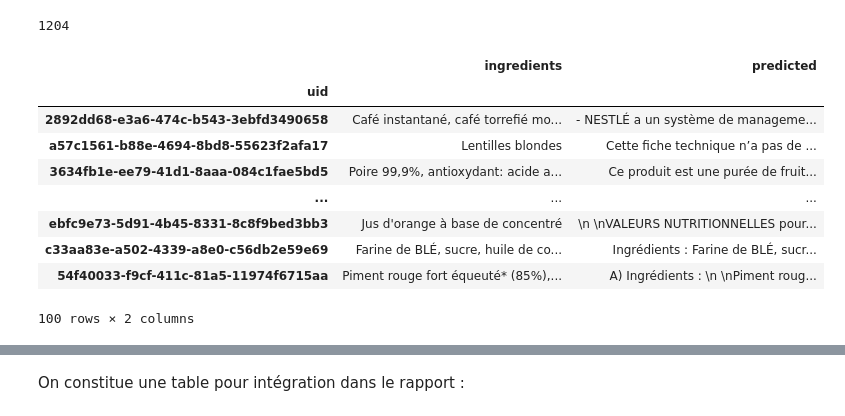
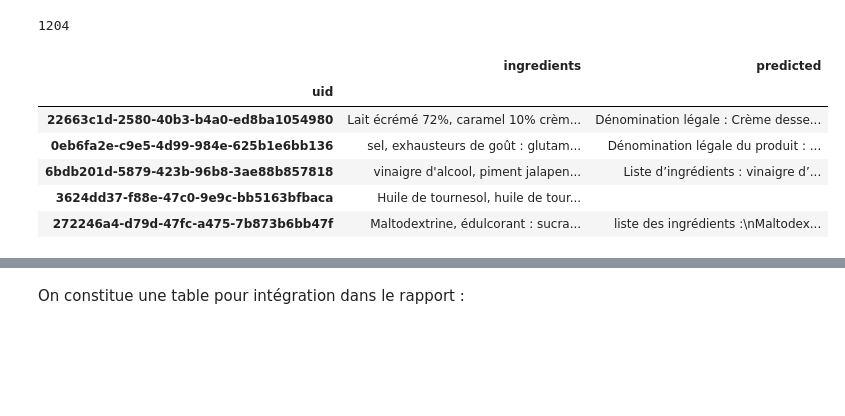
Before and after one commit to UltraDiuve/PIM-Recognizer, a Jupyter notebook: report/notebooks/gt_based_model.ipynb, the cells around one changed output, grey strips where cells are left out. Cells and saved outputs as stored; diff of their text form; code cells hidden in the pictures; blank space fills up the shorter version.

```diff
--- a/report/notebooks/gt_based_model.ipynb
+++ b/report/notebooks/gt_based_model.ipynb
@@ -190,21 +190,18 @@ len(model.count_vect.vocabulary_)
 # %%
 predicted = pd.Series(model.predict(test['blocks']),
                       index=test.index,
                       name='predicted'
                      )
 predicted = pd.concat([test['ingredients'], predicted], axis=1)
-predicted
+predicted.sample(5)
 # %% [output]
 |  | ingredients | predicted |
 | uid |  |  |
-| 2892dd68-e3a6-474c-b543-3ebfd3490658 | Café instantané, café torrefié mo... | - NESTLÉ a un système de manageme... |
-| a57c1561-b88e-4694-8bd8-55623f2afa17 | Lentilles blondes | Cette fiche technique n’a pas de ... |
-| 3634fb1e-ee79-41d1-8aaa-084c1fae5bd5 | Poire 99,9%, antioxydant: acide a... | Ce produit est une purée de fruit... |
-| ... | ... | ... |
-| ebfc9e73-5d91-4b45-8331-8c8f9bed3bb3 | Jus d'orange à base de concentré | \n \nVALEURS NUTRITIONNELLES pour... |
-| c33aa83e-a502-4339-a8e0-c56db2e59e69 | Farine de BLÉ, sucre, huile de co... | Ingrédients : Farine de BLÉ, sucr... |
-| 54f40033-f9cf-411c-81a5-11974f6715aa | Piment rouge fort équeuté* (85%),... | A) Ingrédients : \n \nPiment roug... |
+| 22663c1d-2580-40b3-b4a0-ed8ba1054980 | Lait écrémé 72%, caramel 10% crèm... | Dénomination légale : Crème desse... |
+| 0eb6fa2e-c9e5-4d99-984e-625b1e6bb136 | sel, exhausteurs de goût : glutam... | Dénomination légale du produit : ... |
+| 6bdb201d-5879-423b-96b8-3ae88b857818 | vinaigre d'alcool, piment jalapen... | Liste d’ingrédients : vinaigre d’... |
+| 3624dd37-f88e-47c0-9e9c-bb5163bfbaca | Huile de tournesol, huile de tour... |  |
+| 272246a4-d79d-47fc-a475-7b873b6bb47f | Maltodextrine, édulcorant : sucra... | liste des ingrédients :\nMaltodex... |
-100 rows × 2 columns
 # %%
 predicted['pred_len'] = predicted['predicted'].apply(len)
 sub_sample = predicted.loc[predicted['pred_len'] <= 500, ['ingredients', 'predicted']]
```
Also changed, not shown: parts of 1 cell of this notebook, 1 other file.
